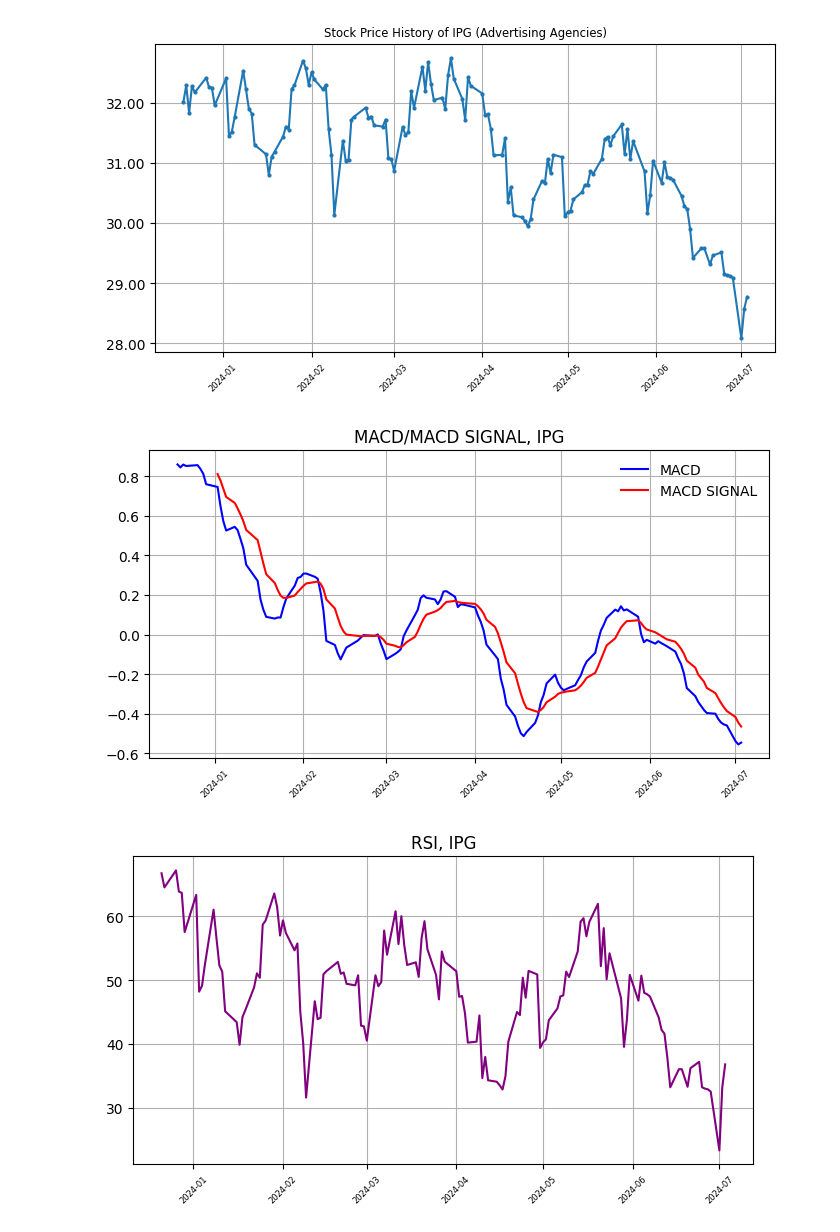
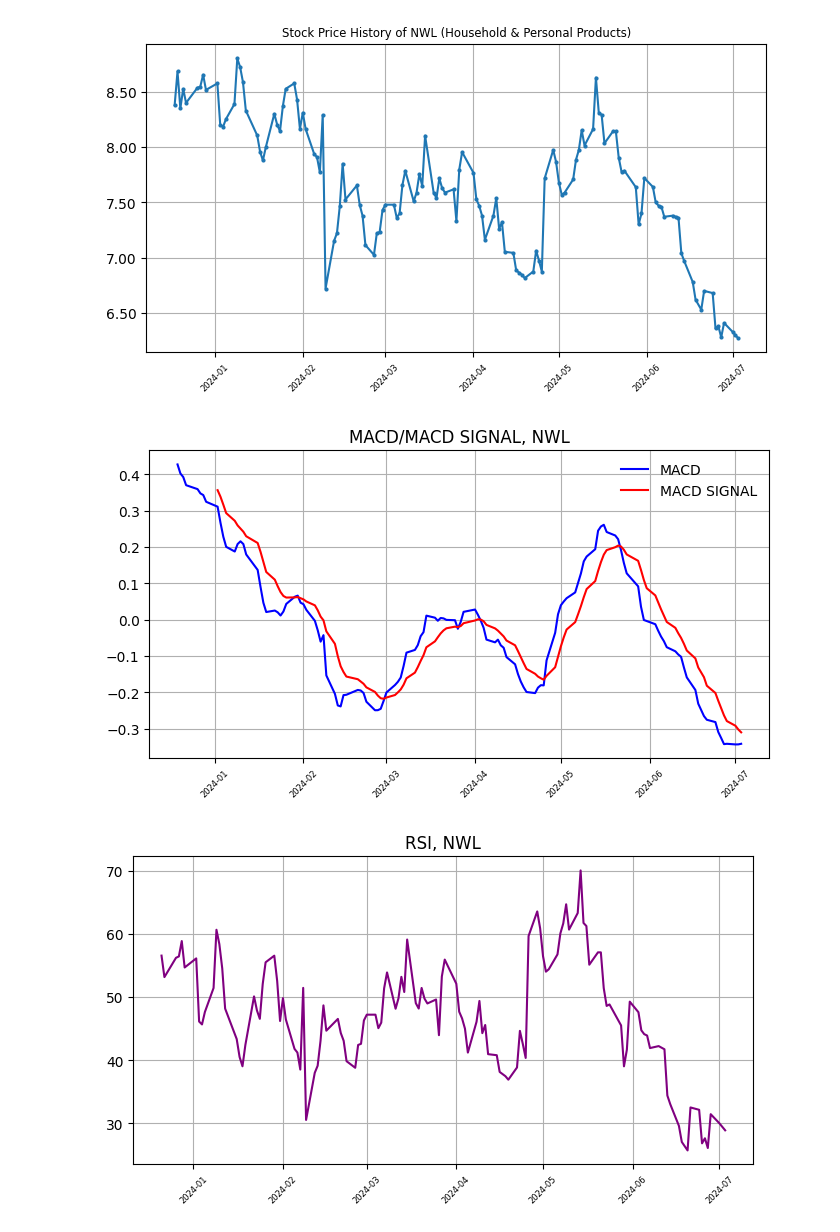
Before and after one commit to SaumikDana/Stock_Selector, a Jupyter notebook: notebooks/specific_stock_analysis.ipynb, the cells around one changed output. Saved outputs shown, nothing was run; the diff lists cells and outputs as text; code cells hidden in the pictures.

```diff
--- a/notebooks/specific_stock_analysis.ipynb
+++ b/notebooks/specific_stock_analysis.ipynb
@@ -1,20 +1,20 @@
 # %%
 import setup
 from imports import *
 from scripts.analyze_stock import analyze_stock_options
 from scripts.plotting_routines import plot_stock_historical_data, plot_indicators
 
 # Set the time frame
 end_date = datetime.today()
 start_date = end_date - timedelta(days=21)
 
-tickers = ["IPG", "CF"]
+tickers = ["NWL"]
 
 for ticker in tickers:
     dict, df = analyze_stock_options(ticker)
     plot_stock_historical_data(ticker, start_date, end_date)
     plot_indicators(ticker, start_date, end_date)
 # %% [output]
-[figure, old version]
+[figure, new version]
-[figure, old version]
+[figure, new version]
-[figure, old version]
+[figure, new version]
```
Also changed, not shown: parts of 1 cell of this notebook.
